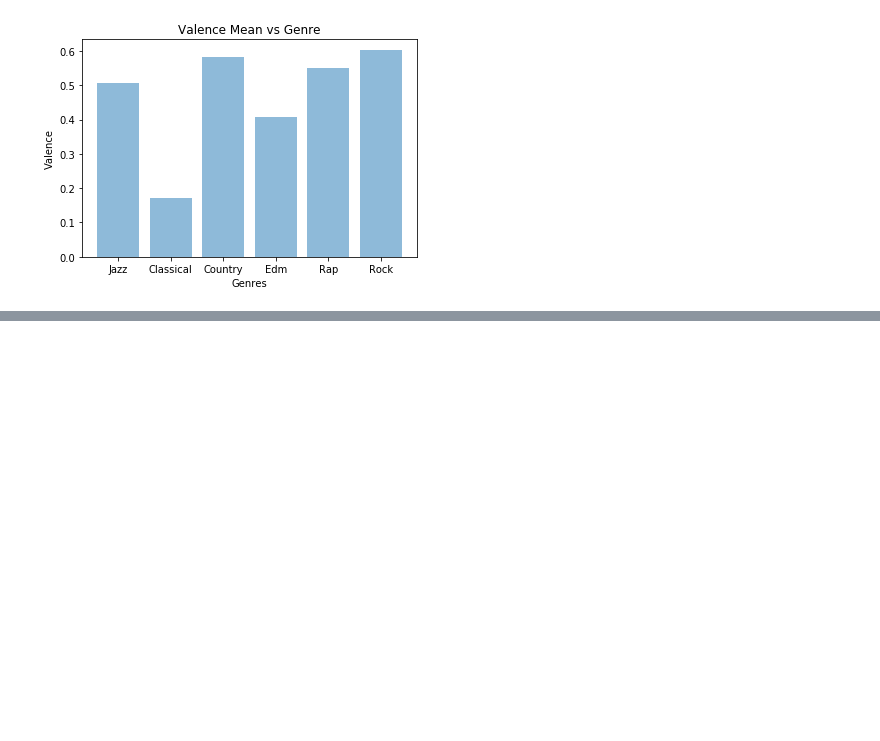
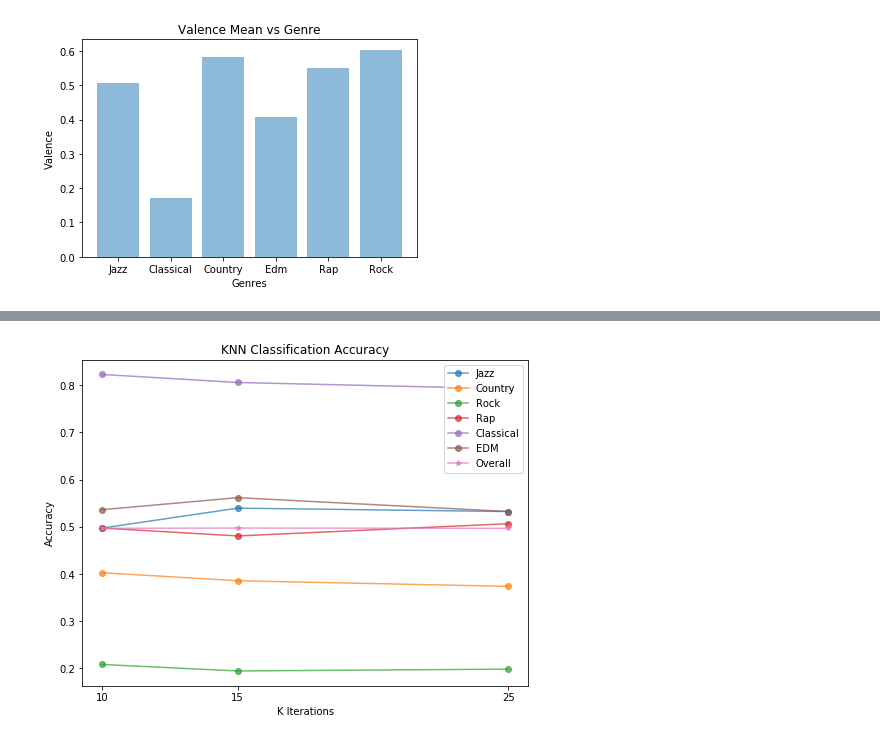
Before and after one commit to ianmatheson/DM_Classifier, a Jupyter notebook: Graphs.ipynb, the cells around one changed output, grey strips where cells are left out. Cells and saved outputs as stored; diff of their text form; code cells hidden in the pictures; blank space fills up the shorter version.

```diff
--- a/Graphs.ipynb
+++ b/Graphs.ipynb
@@ -193,0 +227,34 @@ graphAcc(overallAccNNList, overallAccTList, overallAccNBList, overallAccKNNList)
+# %%
+
+def graphAccKNN(jazzKNN, countryKNN, rockKNN, rapKNN, classicalKNN, edmKNN, overallKNN):
+
+     # create plot
+
+
+    n_groups = 7
+    index = np.arange(n_groups)
+    fig, ax = plt.subplots(figsize=(8, 6))
+    objects = ("Jazz", "Country", "Rock", "Rap", "Classical", "EDM", "Overall")
+    ks = [10, 15, 25]
+    plt.plot(ks,jazzKNN,label="Jazz", marker='o', alpha=0.7)
+    plt.plot(ks,countryKNN,label="Country", marker='o',  alpha=0.7)
+    plt.plot(ks,rockKNN, label="Rock", marker='o',  alpha=0.7)
+    plt.plot(ks,rapKNN, label="Rap", marker='o',  alpha=0.7)
+    plt.plot(ks,classicalKNN, label="Classical", marker='o', alpha=0.7)
+    plt.plot(ks,edmKNN,  label="EDM", marker='o', alpha=0.7)
+    plt.plot(ks,overallKNN, label="Overall",marker='*', alpha=0.7)
+
+
+
+
+    plt.xlabel('K Iterations')
+    plt.ylabel('Accuracy')
+    plt.title('KNN Classification Accuracy')
+    plt.legend(loc  = 'upper right')
+    plt.xticks(ks)
+
+    plt.show()
+# %%
+graphAccKNN(jazzKNN, countryKNN, rockKNN, rapKNN, classicalKNN, edmKNN, overallKNN)
+# %% [output]
+[figure, added]
```
Also changed, not shown: parts of 4 cells of this notebook.
